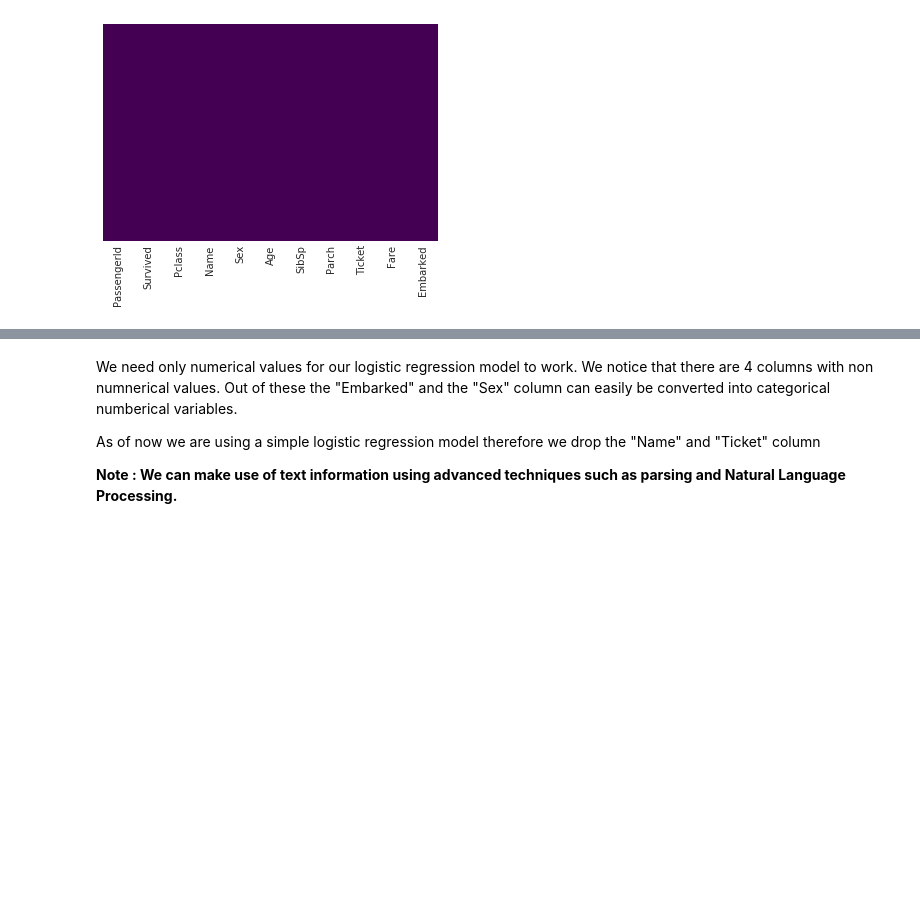
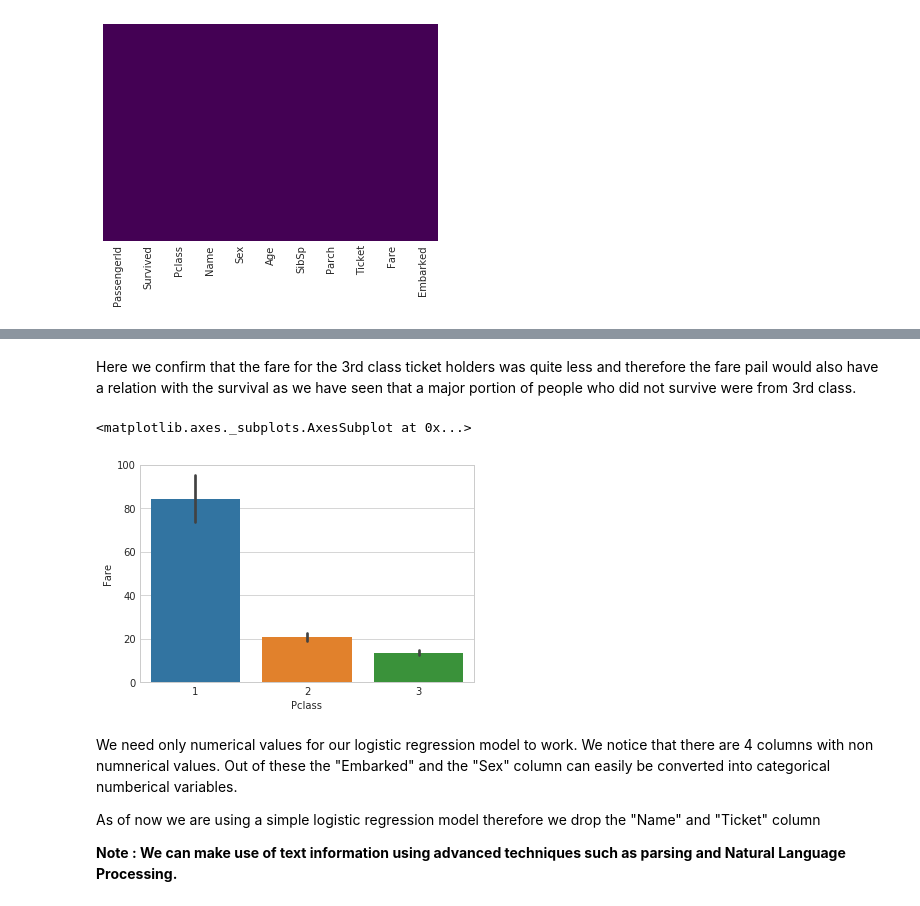
Before and after one commit to mansimar-s/ml-projects, a Jupyter notebook: titanic/titanic.ipynb, the cells around one changed output, grey strips where cells are left out. Cells and saved outputs as stored; diff of their text form; code cells hidden in the pictures; blank space fills up the shorter version.

```diff
--- a/titanic/titanic.ipynb
+++ b/titanic/titanic.ipynb
@@ -132,3 +151,10 @@ sns.heatmap(data=titanic_train.isnull(),yticklabels=False,cbar=False,cmap="virid
+# %% [markdown]
+Here we confirm that the fare for the 3rd class ticket holders was quite less and therefore the fare pail would also have a relation with the survival as we have seen that a major portion of people who did not survive were from 3rd class.
+# %%
+sns.barplot(data=titanic_train,x="Pclass",y="Fare")
+# %% [output]
+<matplotlib.axes._subplots.AxesSubplot at 0x...>
+[figure, added]
 # %% [markdown]
 We need only numerical values for our logistic regression model to work. We notice that there are 4 columns with non numnerical values.
 Out of these the "Embarked" and the "Sex" column can easily be converted into categorical numberical variables.
```
Also changed, not shown: parts of 40 cells of this notebook, 3 other files.
